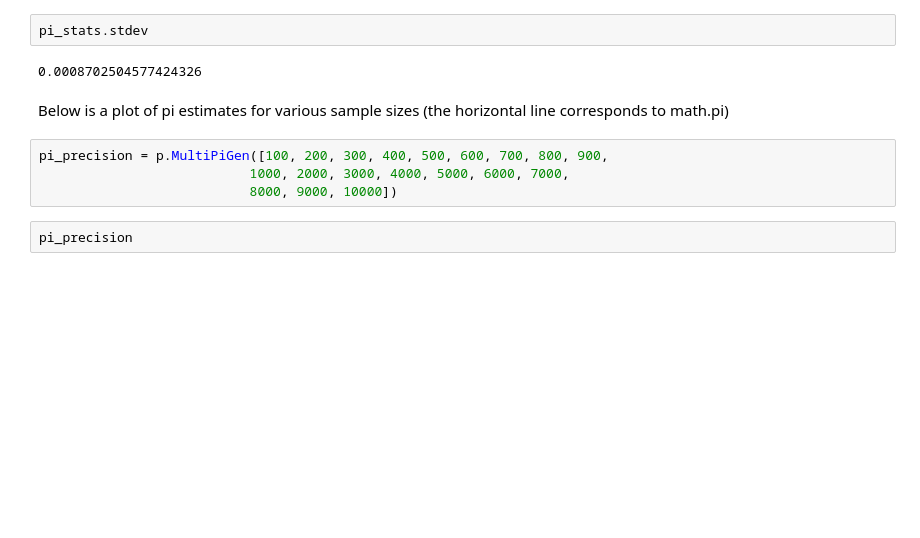
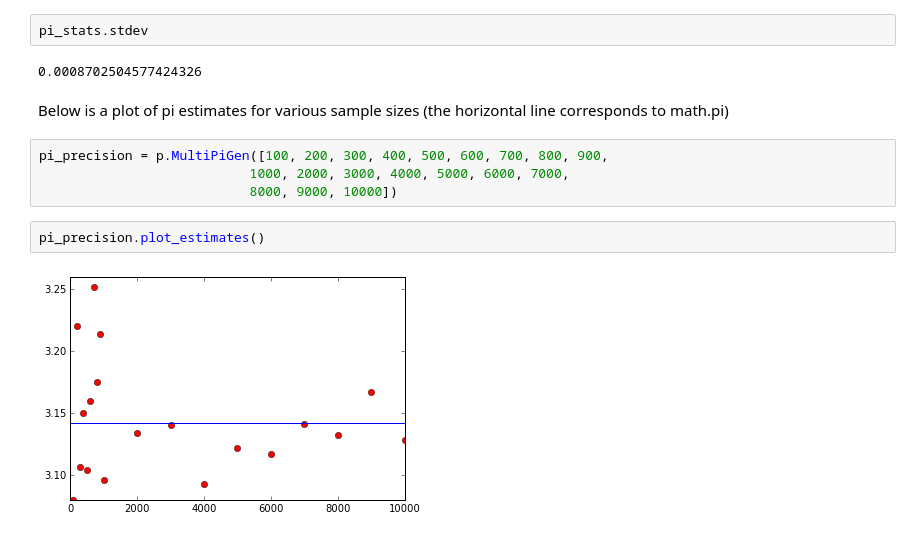
Before and after one commit to pmelchior/usrp-sciprog, a Jupyter notebook: day2/exercises/shcabot/Pi Estimate Notebook.ipynb, the cells around one changed output. Drawn from its saved outputs; the diff is of its cells as text; blank space fills up the shorter version.

Commit message:
updated python notebook for pi estimate

```diff
--- a/day2/exercises/shcabot/Pi Estimate Notebook.ipynb
+++ b/day2/exercises/shcabot/Pi Estimate Notebook.ipynb
@@ -75,4 +75,6 @@ pi_precision = p.MultiPiGen([100, 200, 300, 400, 500, 600, 700, 800, 900,
                            1000, 2000, 3000, 4000, 5000, 6000, 7000,
                            8000, 9000, 10000])
 # %%
-pi_precision
+pi_precision.plot_estimates()
+# %% [output]
+[figure, added]
```
